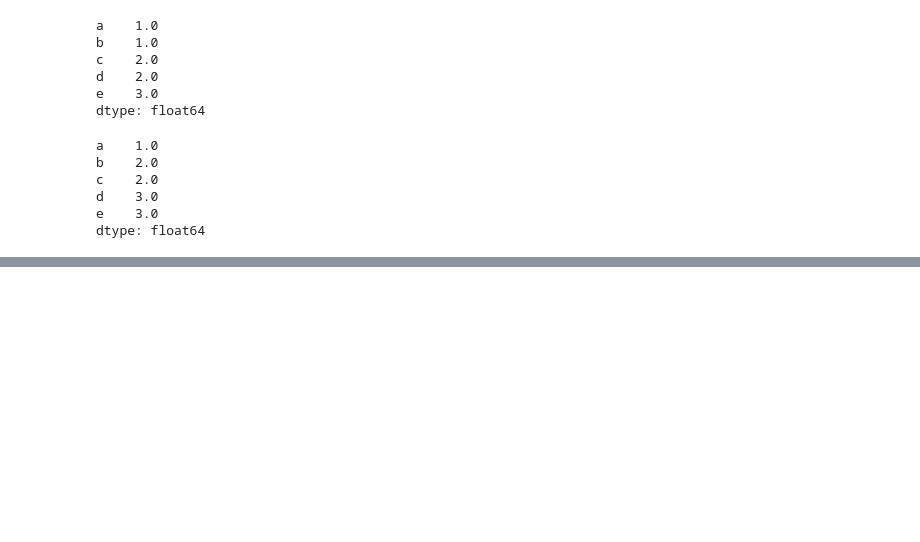
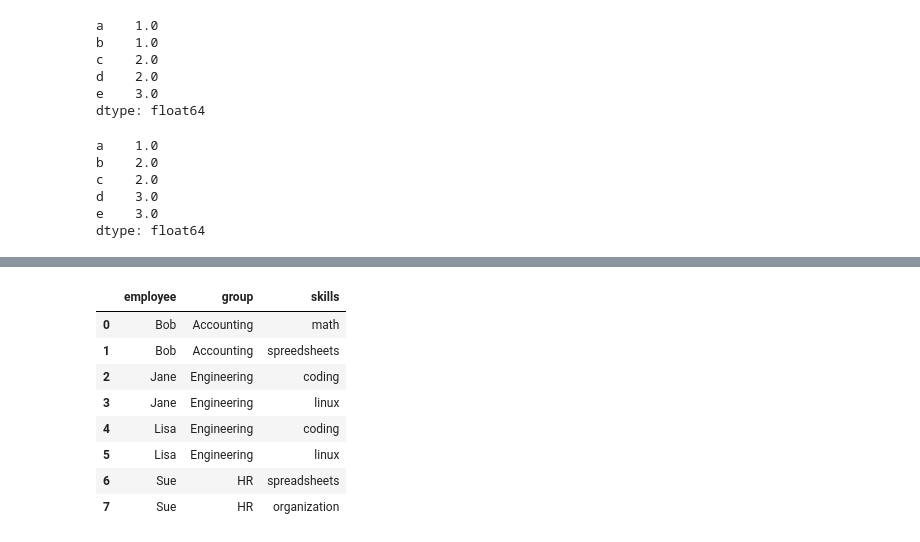
Before and after one commit to OtakuGod0/Data-Science, a Jupyter notebook: Python-Libraries/Pandas.ipynb, the cells around one changed output, grey strips where cells are left out. Cells and saved outputs as stored; diff of their text form; code cells hidden in the pictures; blank space fills up the shorter version.

```diff
--- a/Python-Libraries/Pandas.ipynb
+++ b/Python-Libraries/Pandas.ipynb
@@ -513,0 +523,14 @@ dtype: float64
+# %%
+import pandas as pd
+
+df1 = pd.DataFrame({
+    'employee': ['Bob', 'Jane', 'Lisa', 'Sue'],
+    'group': ['Accounting', 'Engineering', 'Engineering', 'HR']
+})
+
+df2 = pd.DataFrame({
+    'employee': ['Lisa', 'Bob', 'Jake', 'Sue'],
+    'hire_date': [2004, 2008, 2011, 2009]
+})
+
+print(df1); print('-' * 30 ); print(df2)
@@ -513,0 +591,7 @@ dtype: float64
+# %%
+df5 = pd.DataFrame({
+    'group': ['Accounting', 'Accounting', 'Engineering', 'Engineering', 'HR', 'HR'],
+    'skills': ['math', 'spreedsheets', 'coding', 'linux', 'spreadsheets', 'organization']
+})
+
+print(df1); print('-'*40); print(df5)
@@ -513,0 +612,12 @@ dtype: float64
+# %%
+df1.merge(df5)
+# %% [output]
+|  | employee | group | skills |
+| 0 | Bob | Accounting | math |
+| 1 | Bob | Accounting | spreedsheets |
+| 2 | Jane | Engineering | coding |
+| 3 | Jane | Engineering | linux |
+| 4 | Lisa | Engineering | coding |
+| 5 | Lisa | Engineering | linux |
+| 6 | Sue | HR | spreadsheets |
+| 7 | Sue | HR | organization |
```
Also changed, not shown: parts of 36 cells of this notebook, 4 other files.
